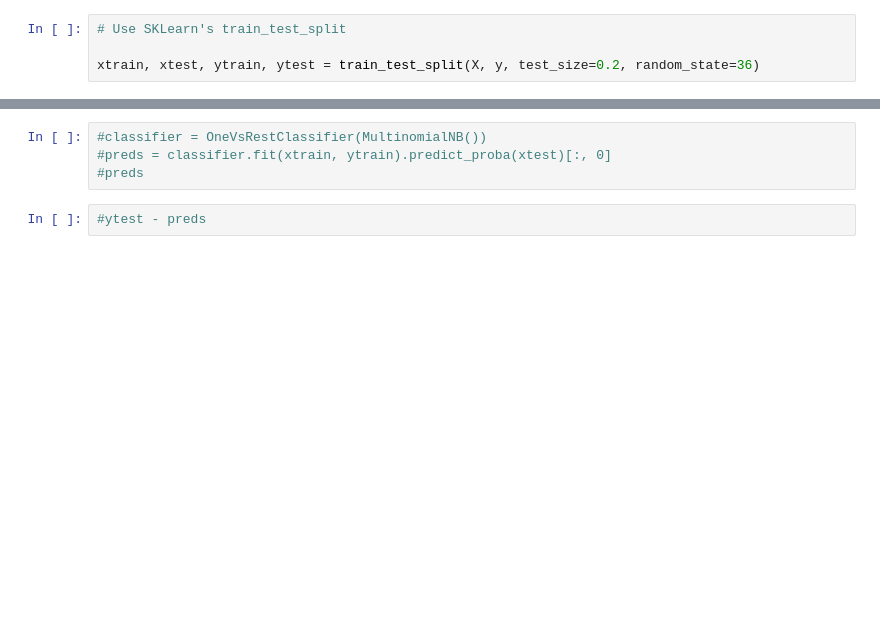
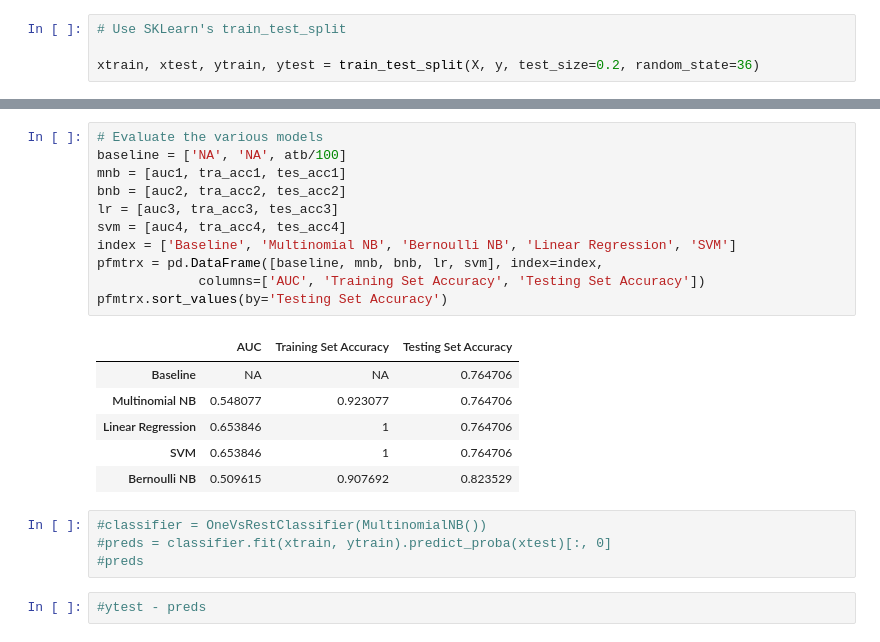
Before and after one commit to misrab/homework, a Jupyter notebook: Adam/BI_Project/Naive Bayes, Indonesia - SciKit.ipynb, the cells around one changed output, grey strips where cells are left out. Drawn from its saved outputs; the diff is of its cells as text; blank space fills up the shorter version.

```diff
--- a/Adam/BI_Project/Naive Bayes, Indonesia - SciKit.ipynb
+++ b/Adam/BI_Project/Naive Bayes, Indonesia - SciKit.ipynb
@@ -131,3 +203,21 @@ plt.plot(df3["fpr3"], df3["tpr3"])
+# %%
+# Evaluate the various models
+baseline = ['NA', 'NA', atb/100]
+mnb = [auc1, tra_acc1, tes_acc1]
+bnb = [auc2, tra_acc2, tes_acc2]
+lr = [auc3, tra_acc3, tes_acc3]
+svm = [auc4, tra_acc4, tes_acc4]
+index = ['Baseline', 'Multinomial NB', 'Bernoulli NB', 'Linear Regression', 'SVM']
+pfmtrx = pd.DataFrame([baseline, mnb, bnb, lr, svm], index=index,
+             columns=['AUC', 'Training Set Accuracy', 'Testing Set Accuracy'])
+pfmtrx.sort_values(by='Testing Set Accuracy')
+# %% [output]
+|  | AUC | Training Set Accuracy | Testing Set Accuracy |
+| Baseline | NA | NA | 0.764706 |
+| Multinomial NB | 0.548077 | 0.923077 | 0.764706 |
+| Linear Regression | 0.653846 | 1 | 0.764706 |
+| SVM | 0.653846 | 1 | 0.764706 |
+| Bernoulli NB | 0.509615 | 0.907692 | 0.823529 |
 # %%
 #classifier = OneVsRestClassifier(MultinomialNB())
 #preds = classifier.fit(xtrain, ytrain).predict_proba(xtest)[:, 0]
```
Also changed, not shown: parts of 24 cells of this notebook.
